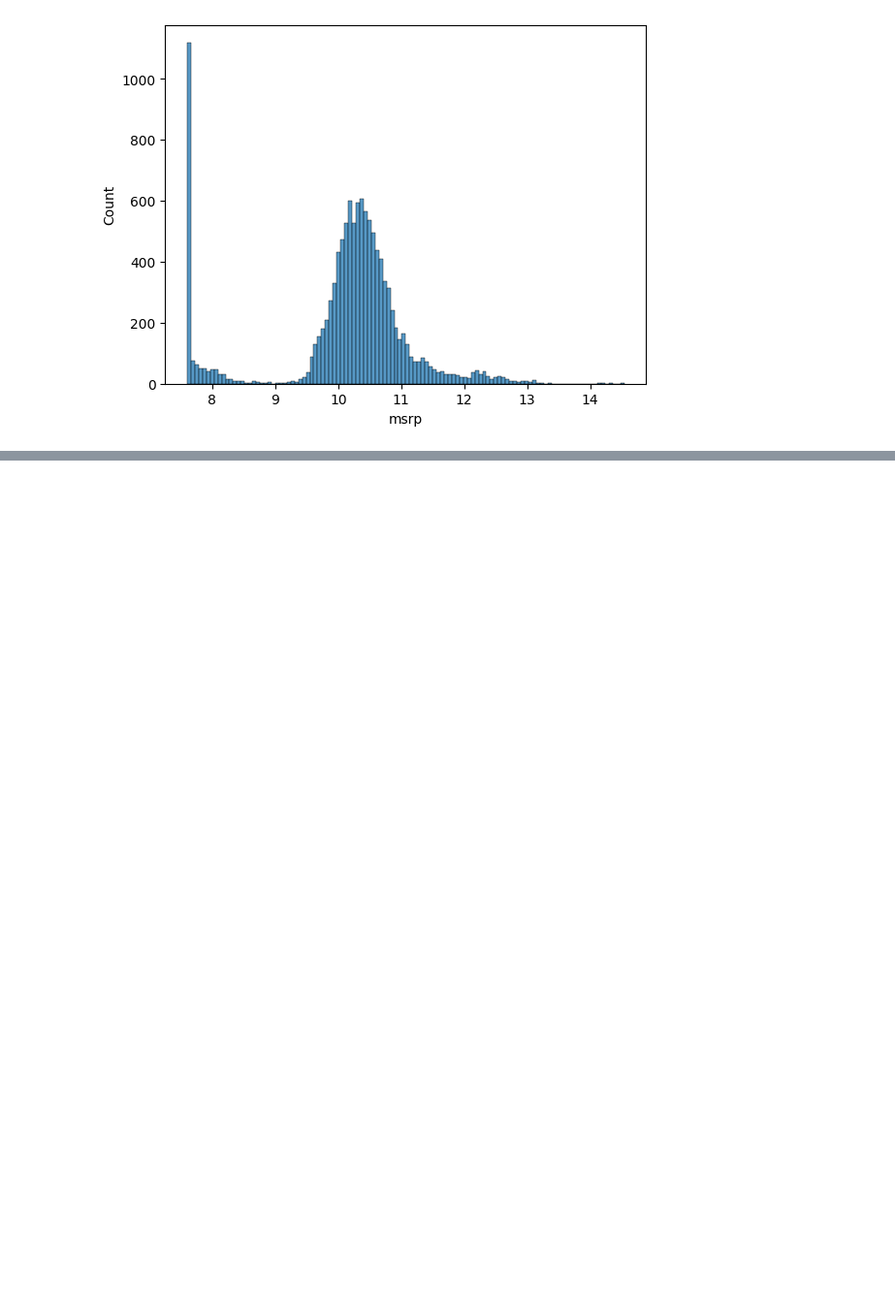
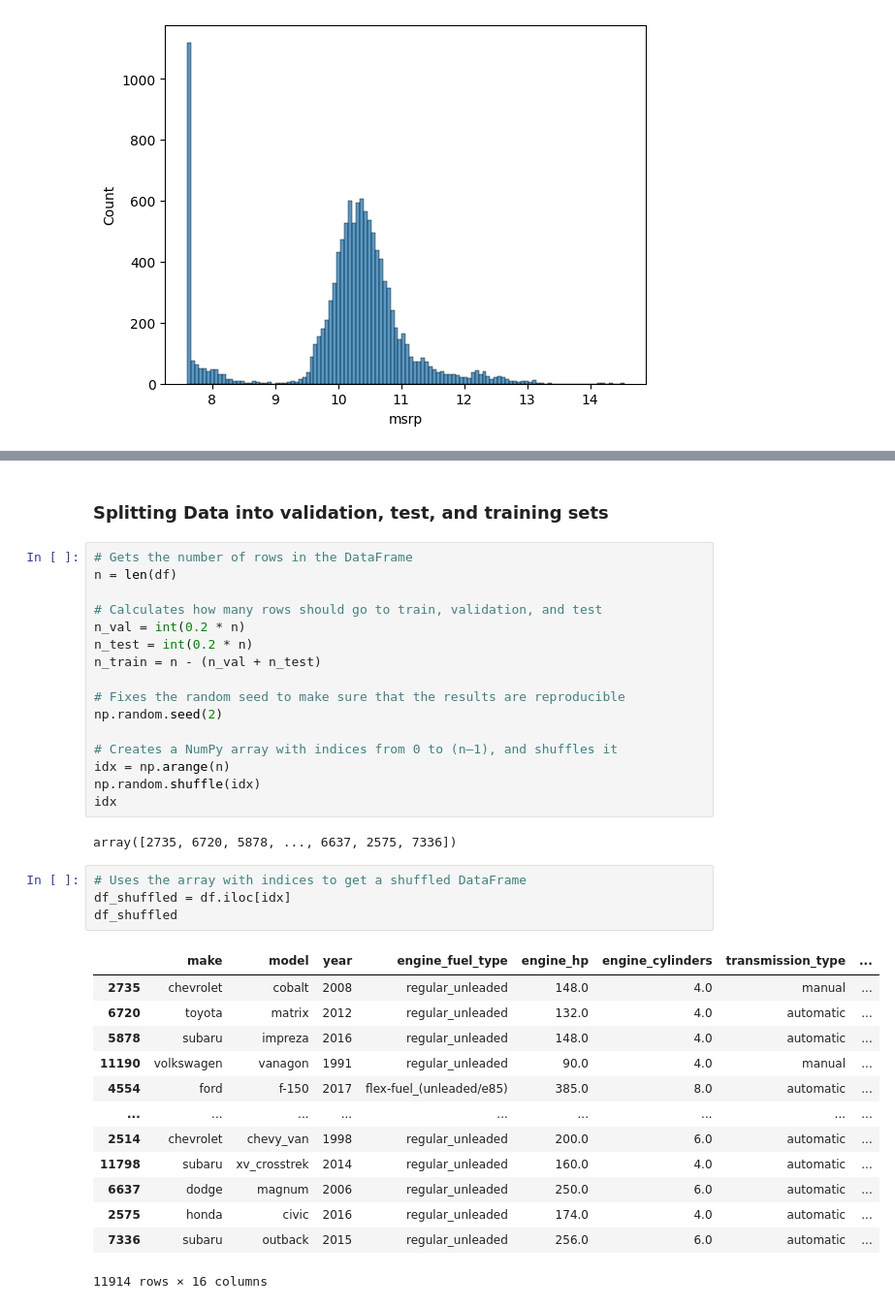
Before and after one commit to Elliot518/machine-learning-camp, a Jupyter notebook: regression/demo.ipynb, the cells around one changed output, grey strips where cells are left out. Shown: that part at 97% size. Drawn from its saved outputs; the diff is of its cells as text; blank space fills up the shorter version.

```diff
--- a/regression/demo.ipynb
+++ b/regression/demo.ipynb
@@ -65,0 +87,38 @@ sns.histplot(log_price)
+# %% [markdown]
+### Splitting Data into validation, test, and training sets
+# %%
+# Gets the number of rows in the DataFrame
+n = len(df)
+
+# Calculates how many rows should go to train, validation, and test
+n_val = int(0.2 * n)
+n_test = int(0.2 * n)
+n_train = n - (n_val + n_test)
+
+# Fixes the random seed to make sure that the results are reproducible
+np.random.seed(2)
+
+# Creates a NumPy array with indices from 0 to (n–1), and shuffles it
+idx = np.arange(n)
+np.random.shuffle(idx)
+idx
+# %% [output]
+array([2735, 6720, 5878, ..., 6637, 2575, 7336])
+# %%
+# Uses the array with indices to get a shuffled DataFrame
+df_shuffled = df.iloc[idx]
+df_shuffled
+# %% [output]
+|  | make | model | year | engine_fuel_type | engine_hp | engine_cylinders | transmission_type | ... |
+| 2735 | chevrolet | cobalt | 2008 | regular_unleaded | 148.0 | 4.0 | manual | ... |
+| 6720 | toyota | matrix | 2012 | regular_unleaded | 132.0 | 4.0 | automatic | ... |
+| 5878 | subaru | impreza | 2016 | regular_unleaded | 148.0 | 4.0 | automatic | ... |
+| 11190 | volkswagen | vanagon | 1991 | regular_unleaded | 90.0 | 4.0 | manual | ... |
+| 4554 | ford | f-150 | 2017 | flex-fuel_(unleaded/e85) | 385.0 | 8.0 | automatic | ... |
+| ... | ... | ... | ... | ... | ... | ... | ... | ... |
+| 2514 | chevrolet | chevy_van | 1998 | regular_unleaded | 200.0 | 6.0 | automatic | ... |
+| 11798 | subaru | xv_crosstrek | 2014 | regular_unleaded | 160.0 | 4.0 | automatic | ... |
+| 6637 | dodge | magnum | 2006 | regular_unleaded | 250.0 | 6.0 | automatic | ... |
+| 2575 | honda | civic | 2016 | regular_unleaded | 174.0 | 4.0 | automatic | ... |
+| 7336 | subaru | outback | 2015 | regular_unleaded | 256.0 | 6.0 | automatic | ... |
+11914 rows × 16 columns
```
Also changed, not shown: parts of 5 cells of this notebook.
